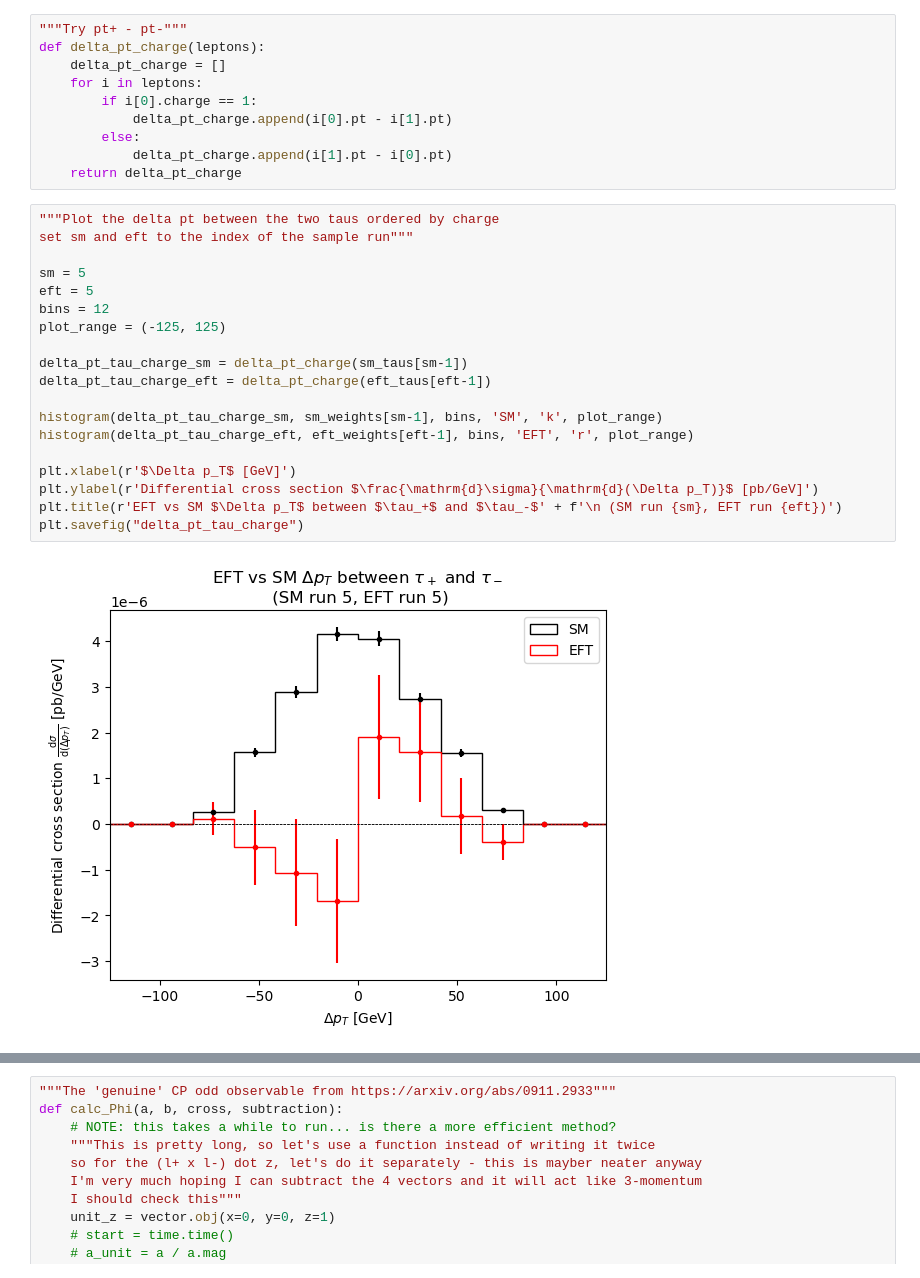
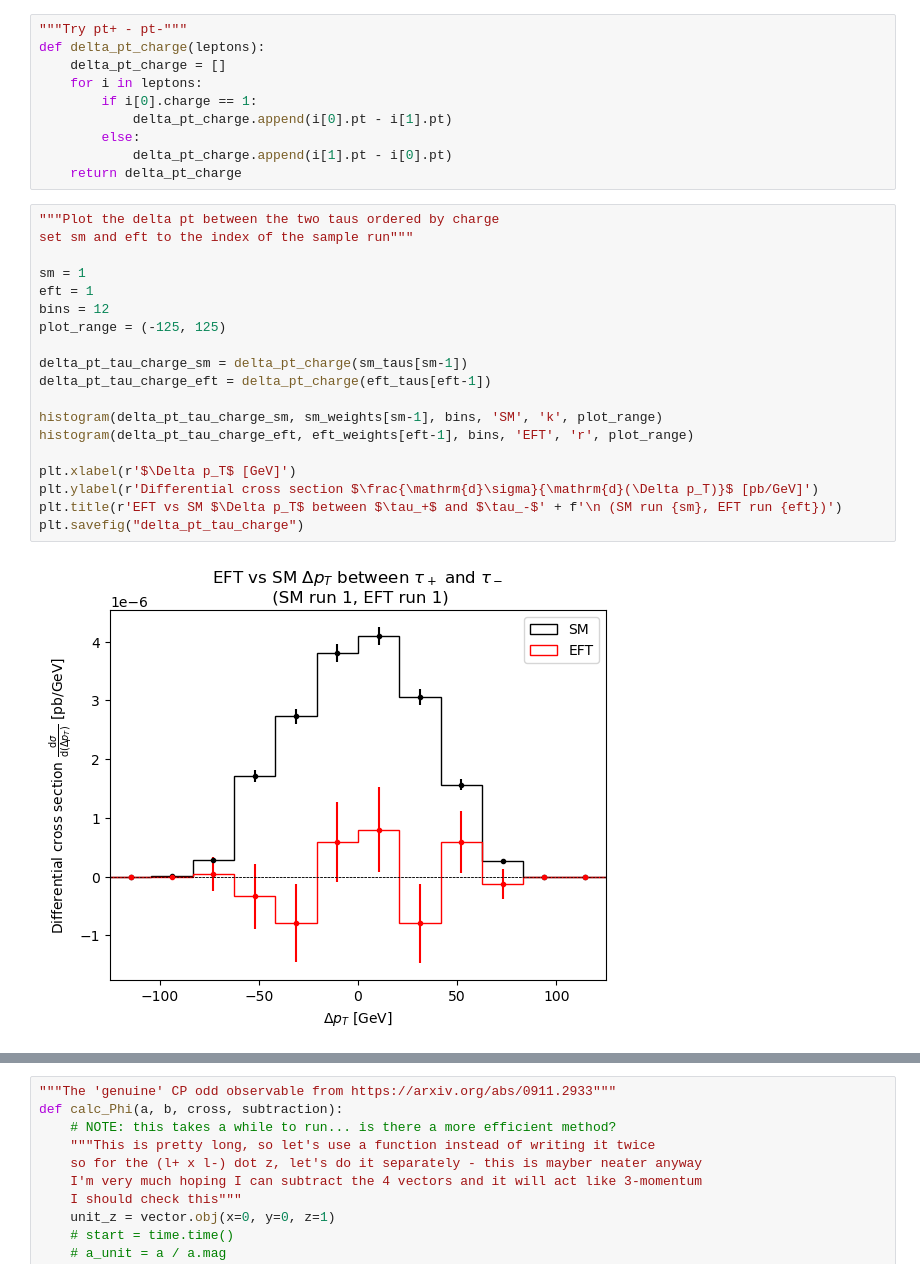
Before and after one commit to Arun-Atwal/ee_zh_final_analysis, a Jupyter notebook: ee_zh_final_analysis.ipynb, the cells around one changed output, grey strips where cells are left out. Saved outputs shown, nothing was run; the diff lists cells and outputs as text.

```diff
--- a/ee_zh_final_analysis.ipynb
+++ b/ee_zh_final_analysis.ipynb
@@ -576,24 +600,24 @@ def delta_pt_charge(leptons):
 # %%
 """Plot the delta pt between the two taus ordered by charge
 set sm and eft to the index of the sample run"""
 
-sm = 5
-eft = 5
+sm = 1
+eft = 1
 bins = 12
 plot_range = (-125, 125)
 
 delta_pt_tau_charge_sm = delta_pt_charge(sm_taus[sm-1])
 delta_pt_tau_charge_eft = delta_pt_charge(eft_taus[eft-1])
 
 histogram(delta_pt_tau_charge_sm, sm_weights[sm-1], bins, 'SM', 'k', plot_range)
 histogram(delta_pt_tau_charge_eft, eft_weights[eft-1], bins, 'EFT', 'r', plot_range)
 
 plt.xlabel(r'$\Delta p_T$ [GeV]')
 plt.ylabel(r'Differential cross section $\frac{\mathrm{d}\sigma}{\mathrm{d}(\Delta p_T)}$ [pb/GeV]')
 plt.title(r'EFT vs SM $\Delta p_T$ between $\tau_+$ and $\tau_-$' + f'\n (SM run {sm}, EFT run {eft})')
 plt.savefig("delta_pt_tau_charge")
 # %% [output]
-[figure, old version]
+[figure, new version]
 # %%
 """Plot the delta pt between the two muons ordered by charge
 set sm and eft to the index of the sample run"""
```
Also changed, not shown: parts of 8 cells of this notebook, 59 other files.
